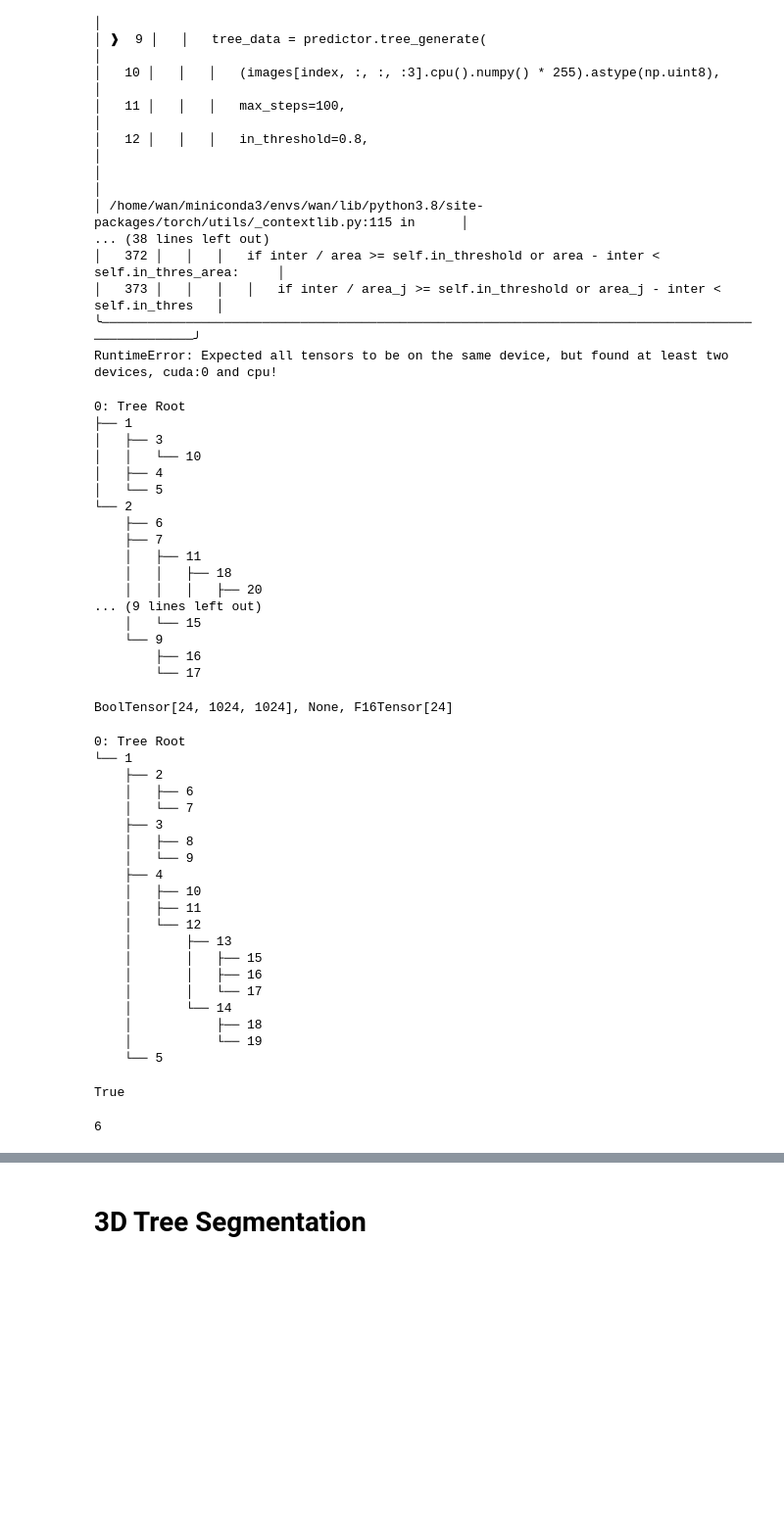
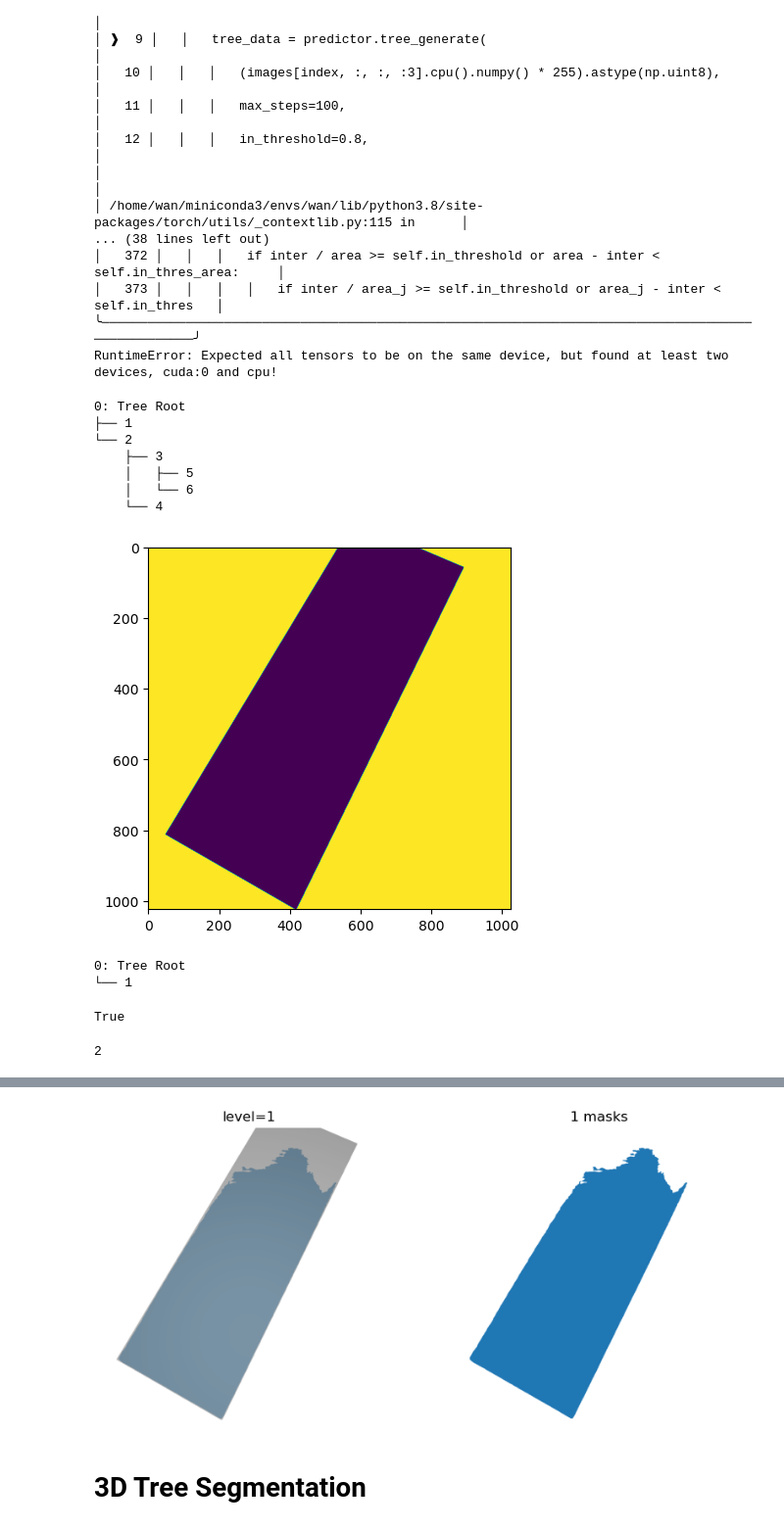
Before and after one commit to dnvtmf/OTS, a Jupyter notebook: notebooks/PartNet.ipynb, the cells around one changed output, grey strips where cells are left out. Shown at 98% size. Cells and saved outputs as stored; diff of their text form; code cells hidden in the pictures; blank space fills up the shorter version.

```diff
--- a/notebooks/PartNet.ipynb
+++ b/notebooks/PartNet.ipynb
@@ -256,53 +322,27 @@ for index in tqdm(range(num_views)):
 ╰──────────────────────────────────────────────────────────────────────────────────────────────────╯
 RuntimeError: Expected all tensors to be on the same device, but found at least two devices, cuda:0 and cpu!
 # %%
-show_index = 8
+show_index = 0
 data = torch.load(cache_dir.joinpath(f"view_{show_index:04d}.data"))
 tree_data = Tree2D(device=device)
 tree_data.load(None, **data['tree_data'])
 tree_data.print_tree()
+plt.imshow(tri_ids[show_index].eq(0).cpu().numpy())
+plt.show()
 tree_data.remove_background(tri_ids[show_index].eq(0).to(device))
 tree_data.print_tree()
 print(isinstance(tree_data, Tree2D))
 show_all_levels(images[show_index, :, :, :3], tree_data)
 # %% [output]
 0: Tree Root
 ├── 1
-│   ├── 3
-│   │   └── 10
-│   ├── 4
-│   └── 5
 └── 2
-    ├── 6
-    ├── 7
-    │   ├── 11
-    │   │   ├── 18
-    │   │   │   ├── 20
-... (9 lines left out)
-    │   └── 15
-    └── 9
-        ├── 16
-        └── 17
+    ├── 3
+    │   ├── 5
+    │   └── 6
+    └── 4
+[figure, new version]
-BoolTensor[24, 1024, 1024], None, F16Tensor[24]
+0: Tree Root
+└── 1
-0: Tree Root
-└── 1
-    ├── 2
-    │   ├── 6
-    │   └── 7
-    ├── 3
-    │   ├── 8
-    │   └── 9
-    ├── 4
-    │   ├── 10
-    │   ├── 11
-    │   └── 12
-    │       ├── 13
-    │       │   ├── 15
-    │       │   ├── 16
-    │       │   └── 17
-    │       └── 14
-    │           ├── 18
-    │           └── 19
-    └── 5
+True
-True
+2
-6
@@ -310,2 +349,3 @@ True
+[figure, added]
 # %% [markdown]
 # 3D Tree Segmentation
```
Also changed, not shown: parts of 15 cells of this notebook, 12 other files.
